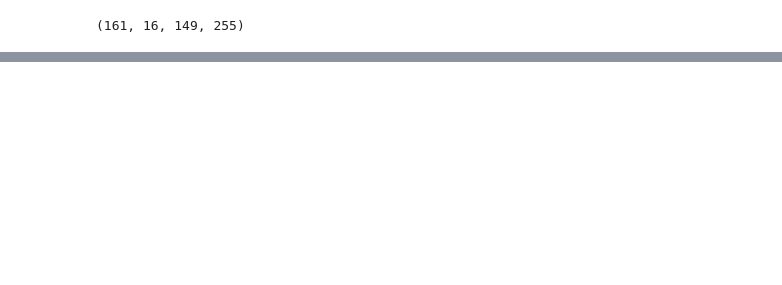
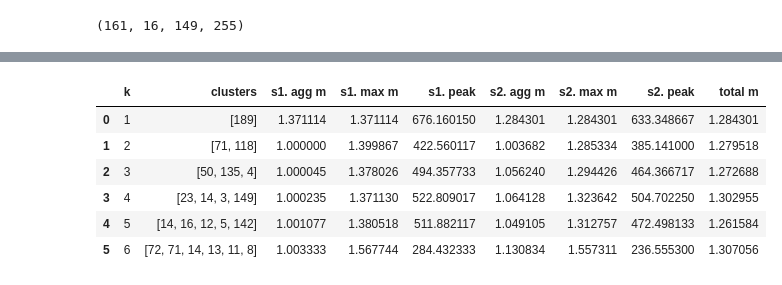
Before and after one commit to vicaba/siot-clustering-viz, a Jupyter notebook: siot-clustering.ipynb, the cells around one changed output, grey strips where cells are left out. Drawn from its saved outputs; the diff is of its cells as text; code cells hidden in the pictures; blank space fills up the shorter version.

Commit message:
gloabal and local traces

```diff
--- a/siot-clustering.ipynb
+++ b/siot-clustering.ipynb
@@ -52,0 +79,14 @@ for runIdx in range(0, len(batch)):
+# %%
+summaryBatch_local = pd.read_json("./local/summaryBatch.json")
+summaryBatch_local = summaryBatch_local[["k","clusters","s1. agg m","s1. max m","s1. peak","s2. agg m","s2. max m","s2. peak","total m"]]
+batch_local = pd.read_json("./local/batch.json")
+# %%
+summaryBatch_local
+# %% [output]
+|  | k | clusters | s1. agg m | s1. max m | s1. peak | s2. agg m | s2. max m | s2. peak | total m |
+| 0 | 1 | [189] | 1.371114 | 1.371114 | 676.160150 | 1.284301 | 1.284301 | 633.348667 | 1.284301 |
+| 1 | 2 | [71, 118] | 1.000000 | 1.399867 | 422.560117 | 1.003682 | 1.285334 | 385.141000 | 1.279518 |
+| 2 | 3 | [50, 135, 4] | 1.000045 | 1.378026 | 494.357733 | 1.056240 | 1.294426 | 464.366717 | 1.272688 |
+| 3 | 4 | [23, 14, 3, 149] | 1.000235 | 1.371130 | 522.809017 | 1.064128 | 1.323642 | 504.702250 | 1.302955 |
+| 4 | 5 | [14, 16, 12, 5, 142] | 1.001077 | 1.380518 | 511.882117 | 1.049105 | 1.312757 | 472.498133 | 1.261584 |
+| 5 | 6 | [72, 71, 14, 13, 11, 8] | 1.003333 | 1.567744 | 284.432333 | 1.130834 | 1.557311 | 236.555300 | 1.307056 |
```
Also changed, not shown: parts of 9 cells of this notebook, 8 other files.
